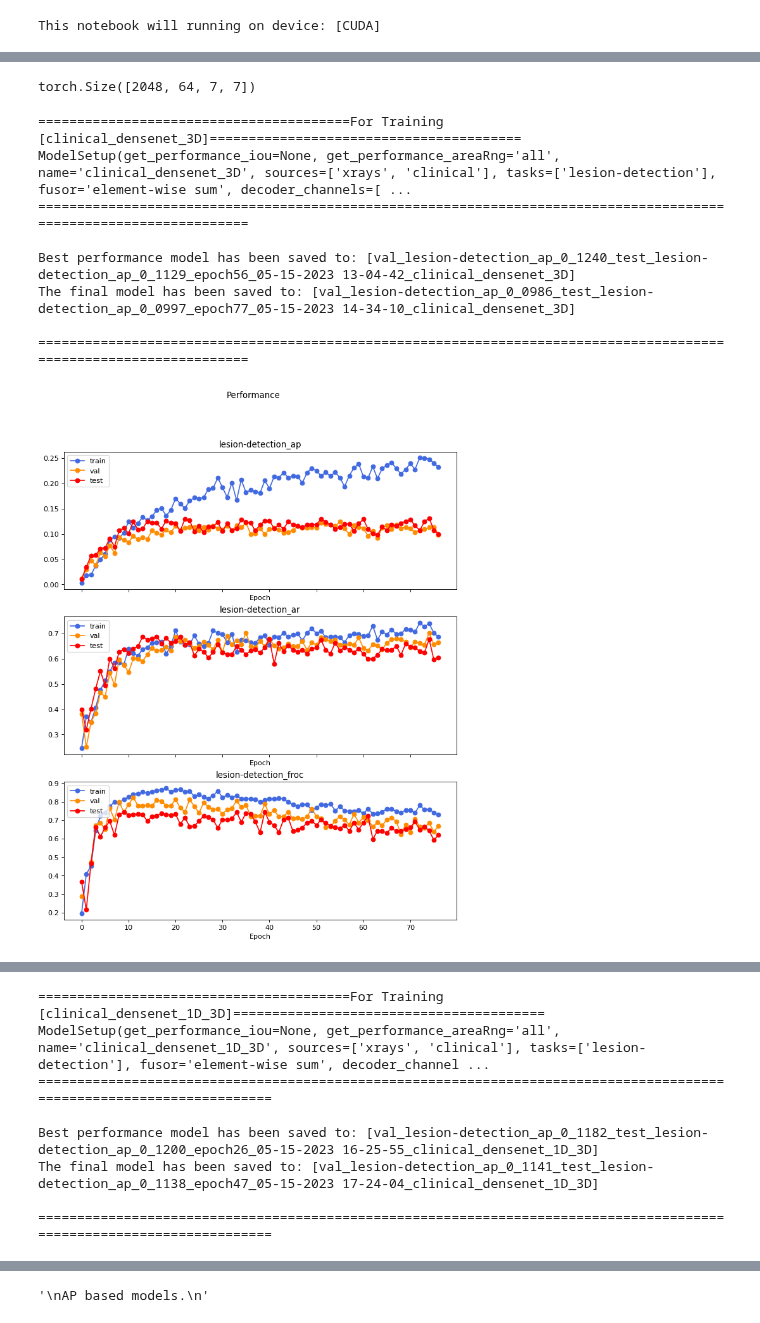
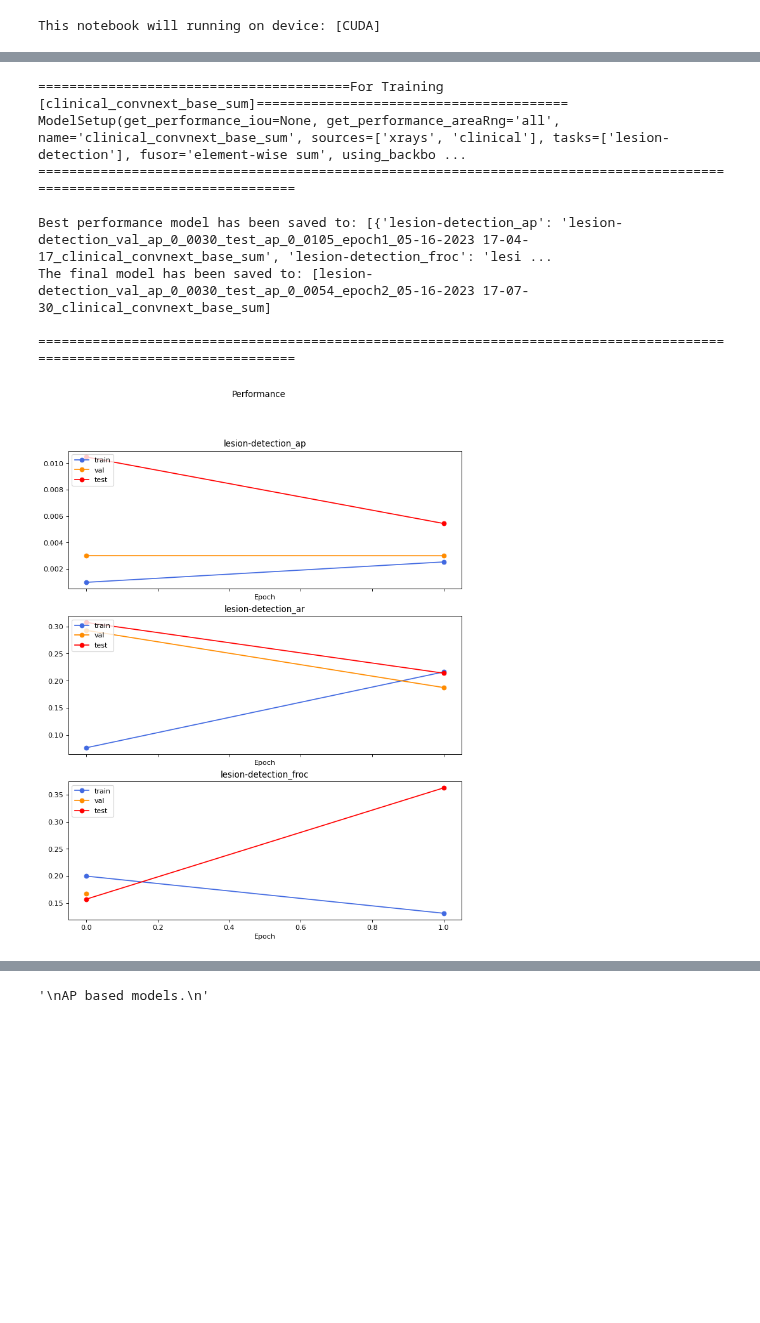
Before and after one commit to ChihchengHsieh/MIMIC-Eye-applications, a Jupyter notebook: [train] train.ipynb, the cells around one changed output, grey strips where cells are left out. Saved outputs shown, nothing was run; the diff lists cells and outputs as text; code cells hidden in the pictures; blank space fills up the shorter version.

```diff
--- a/[train] train.ipynb
+++ b/[train] train.ipynb
@@ -1136,27 +1170,25 @@ torch.Size([1177, 4])
 # %%
-model.task_performers['lesion-detection'].roi_heads.box_features.shape
+# model.task_performers['lesion-detection'].roi_heads.box_features.shape
-# %% [output]
-torch.Size([2048, 64, 7, 7])
 # %%
-for train_info in train_infos :
-    print(train_info)
+for t in train_infos :
+    print(t)
     plot_performance(
-        performance=train_info.performance,
-        all_tasks=train_info.all_tasks,
+        performance=t.performance,
+        all_tasks=t.all_tasks,
         fig_title="Performance",
     )
     plot_losses(
-        train_info.train_losses,
-        train_info.val_losses,
-        test_logers=train_info.test_losses,
+        t.train_losses,
+        t.val_losses,
+        test_logers=t.test_losses,
     )
 # %% [output]
-========================================For Training [clinical_densenet_3D]========================================
-ModelSetup(get_performance_iou=None, get_performance_areaRng='all', name='clinical_densenet_3D', sources=['xrays', 'clinical'], tasks=['lesion-detection'], fusor='element-wise sum', decoder_channels=[ ...
-===================================================================================================================
+========================================For Training [clinical_convnext_base_sum]========================================
+ModelSetup(get_performance_iou=None, get_performance_areaRng='all', name='clinical_convnext_base_sum', sources=['xrays', 'clinical'], tasks=['lesion-detection'], fusor='element-wise sum', using_backbo ...
+=========================================================================================================================
 
-Best performance model has been saved to: [val_lesion-detection_ap_0_1240_test_lesion-detection_ap_0_1129_epoch56_05-15-2023 13-04-42_clinical_densenet_3D]
-The final model has been saved to: [val_lesion-detection_ap_0_0986_test_lesion-detection_ap_0_0997_epoch77_05-15-2023 14-34-10_clinical_densenet_3D]
+Best performance model has been saved to: [{'lesion-detection_ap': 'lesion-detection_val_ap_0_0030_test_ap_0_0105_epoch1_05-16-2023 17-04-17_clinical_convnext_base_sum', 'lesion-detection_froc': 'lesi ...
+The final model has been saved to: [lesion-detection_val_ap_0_0030_test_ap_0_0054_epoch2_05-16-2023 17-07-30_clinical_convnext_base_sum]
 
-===================================================================================================================
+=========================================================================================================================
-[figure, old version]
+[figure, new version]
@@ -1164,8 +1195,0 @@ The final model has been saved to: [val_lesion-detection_ap_0_0986_test_lesion-d
-========================================For Training [clinical_densenet_1D_3D]========================================
-ModelSetup(get_performance_iou=None, get_performance_areaRng='all', name='clinical_densenet_1D_3D', sources=['xrays', 'clinical'], tasks=['lesion-detection'], fusor='element-wise sum', decoder_channel ...
-======================================================================================================================
-
-Best performance model has been saved to: [val_lesion-detection_ap_0_1182_test_lesion-detection_ap_0_1200_epoch26_05-15-2023 16-25-55_clinical_densenet_1D_3D]
-The final model has been saved to: [val_lesion-detection_ap_0_1141_test_lesion-detection_ap_0_1138_epoch47_05-15-2023 17-24-04_clinical_densenet_1D_3D]
-
-======================================================================================================================
```
Also changed, not shown: parts of 9 cells of this notebook, 6 other files.
